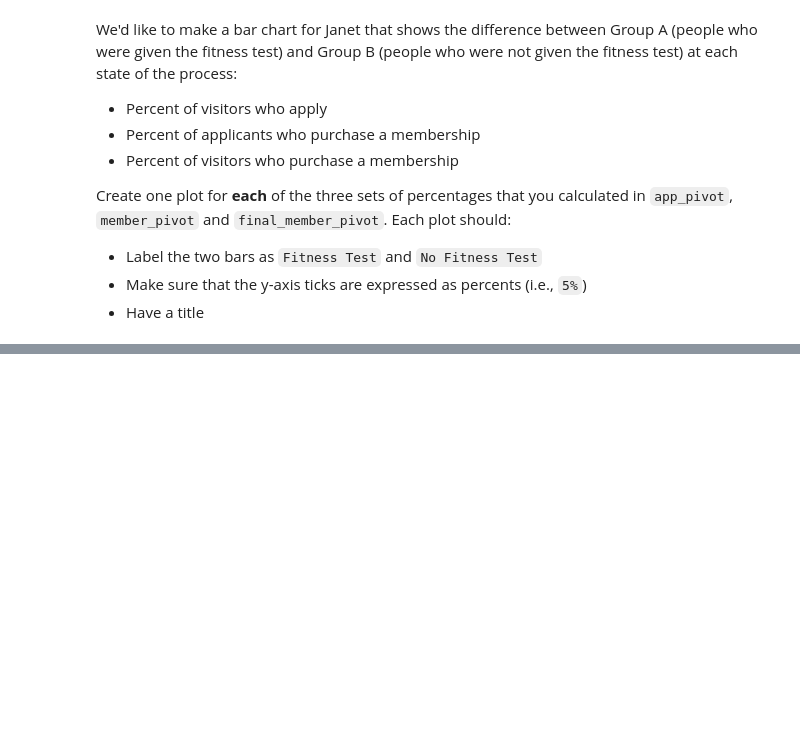
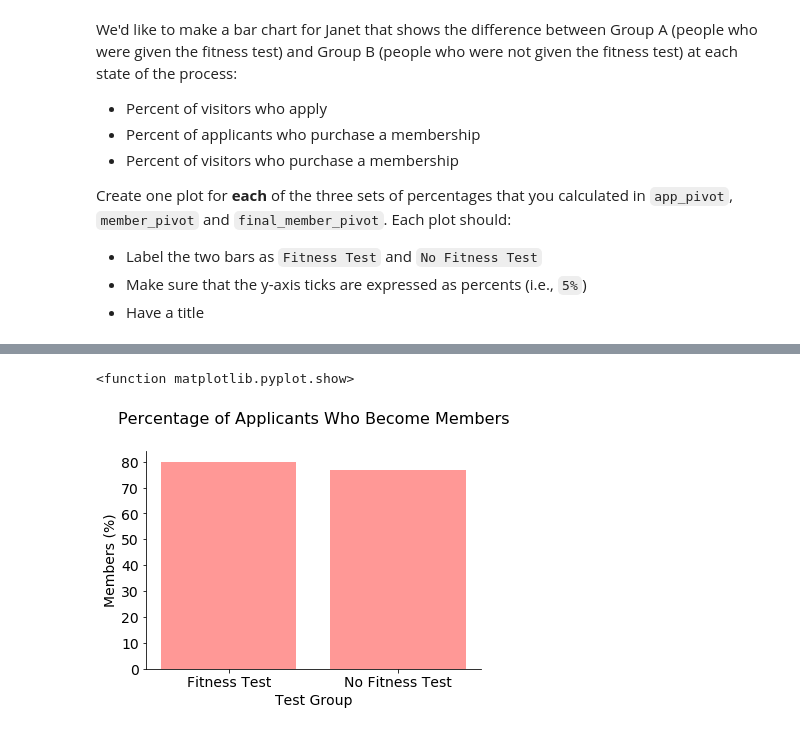
Before and after one commit to kaumaron/Data_Science, a Jupyter notebook: Codecademy_IDA/musclehub_project/musclehub.ipynb, the cells around one changed output, grey strips where cells are left out. Drawn from its saved outputs; the diff is of its cells as text; code cells hidden in the pictures; blank space fills up the shorter version.

```diff
--- a/Codecademy_IDA/musclehub_project/musclehub.ipynb
+++ b/Codecademy_IDA/musclehub_project/musclehub.ipynb
@@ -325,5 +334,11 @@ Signficant difference from expected applications.
 Of those who picked up an application, how many purchased a membership?
 
 Let's begin by adding a column to `df` called `is_member` which is `Member` if `purchase_date` is not `None`, and `Not Member` otherwise.
+# %%
+df['is_member'] = df['Purchase'].apply(
+                    lambda x: 'Member' if x != None else 'Not Member')
 # %% [markdown]
 Now, let's create a DataFrame called `just_apps` the contains only people who picked up an application.
+# %%
+just_apps = df[df['is_application'] == 'Application']
+just_apps.head()
@@ -336,3 +358,15 @@ Great! Now, let's do a `groupby` to find out how many people in `just_apps` are
 |1|B|?|?|?|?|
 
 Save your final DataFrame as `member_pivot`.
+# %%
+member_pivot = just_apps.groupby(['is_member','AB_Test_Group']).\
+    First_Name.count().\
+    reset_index(name = 'Count').pivot(
+    index = 'AB_Test_Group',
+    columns = 'is_member',
+    values = 'Count').\
+    reset_index()
+
+member_pivot['Total'] = member_pivot['Member'] + member_pivot['Not Member']
+member_pivot['Percent Purchase'] = member_pivot['Member'] / member_pivot['Total']
+member_pivot
@@ -368,0 +483,25 @@ Create one plot for **each** of the three sets of percentages that you calculate
+# %%
+ax = plt.subplot()
+plt.bar(
+    range(member_pivot.shape[0]),
+    member_pivot['Percent Purchase']*100,
+    yerr = None,
+    capsize=5,
+    color = tableau20[7],
+    alpha = 1)
+plt.title('Percentage of Applicants Who Become Members', fontsize=16, y = 1.1)
+ax.set_xticks(range(member_pivot.shape[0]))
+ax.set_yticks(range(0,int(member_pivot['Percent Purchase'].max()*100 + 10),10))
+ax.set_xticklabels(['Fitness Test', 'No Fitness Test'])
+ax.set_ylabel('Members (%)', fontsize=14)
+ax.set_xlabel('Test Group', fontsize=14)
+ax.get_xaxis().tick_bottom()
+ax.get_yaxis().tick_left()
+ax.spines["top"].set_visible(False)
+ax.spines["right"].set_visible(False)
+plt.xticks(fontsize=14, rotation=0)
+plt.yticks(fontsize=14)
+plt.show
+# %% [output]
+<function matplotlib.pyplot.show>
+[figure, added]
```
Also changed, not shown: parts of 18 cells of this notebook.
